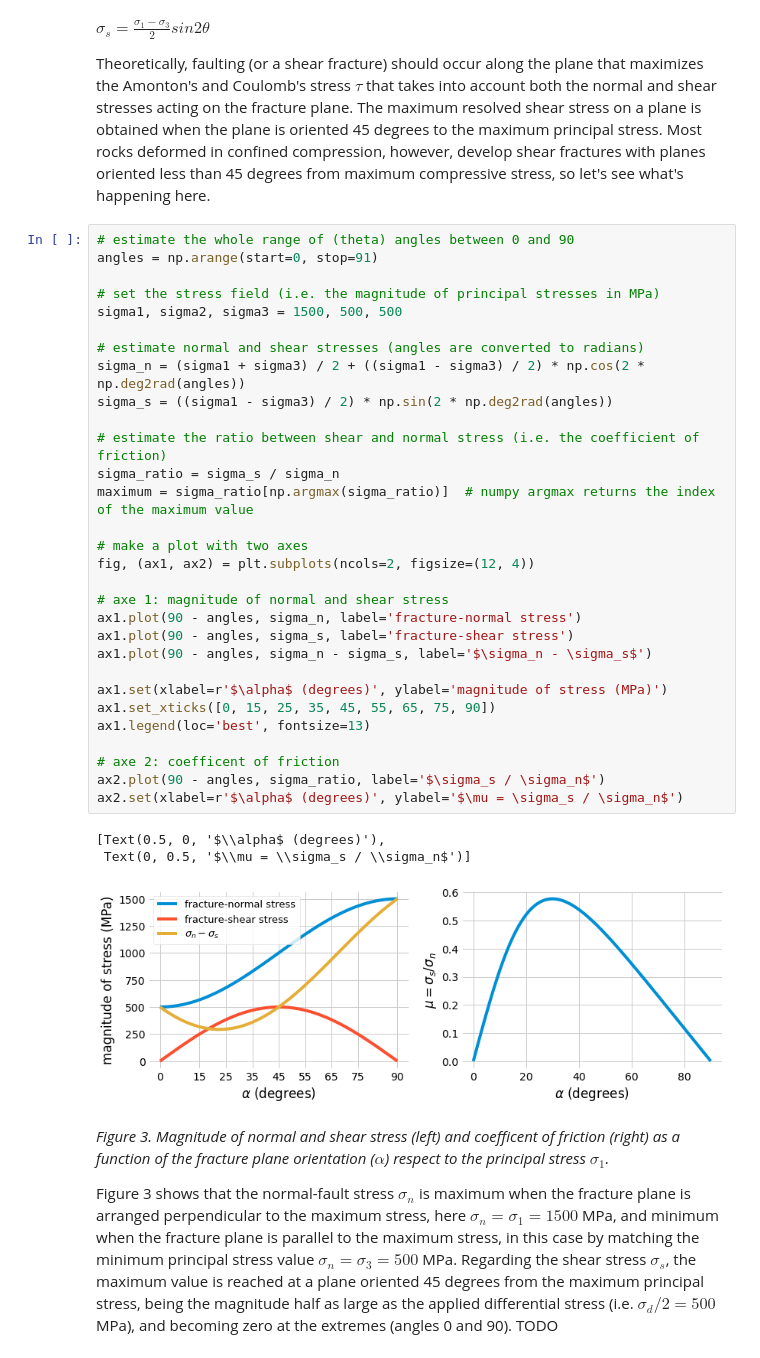
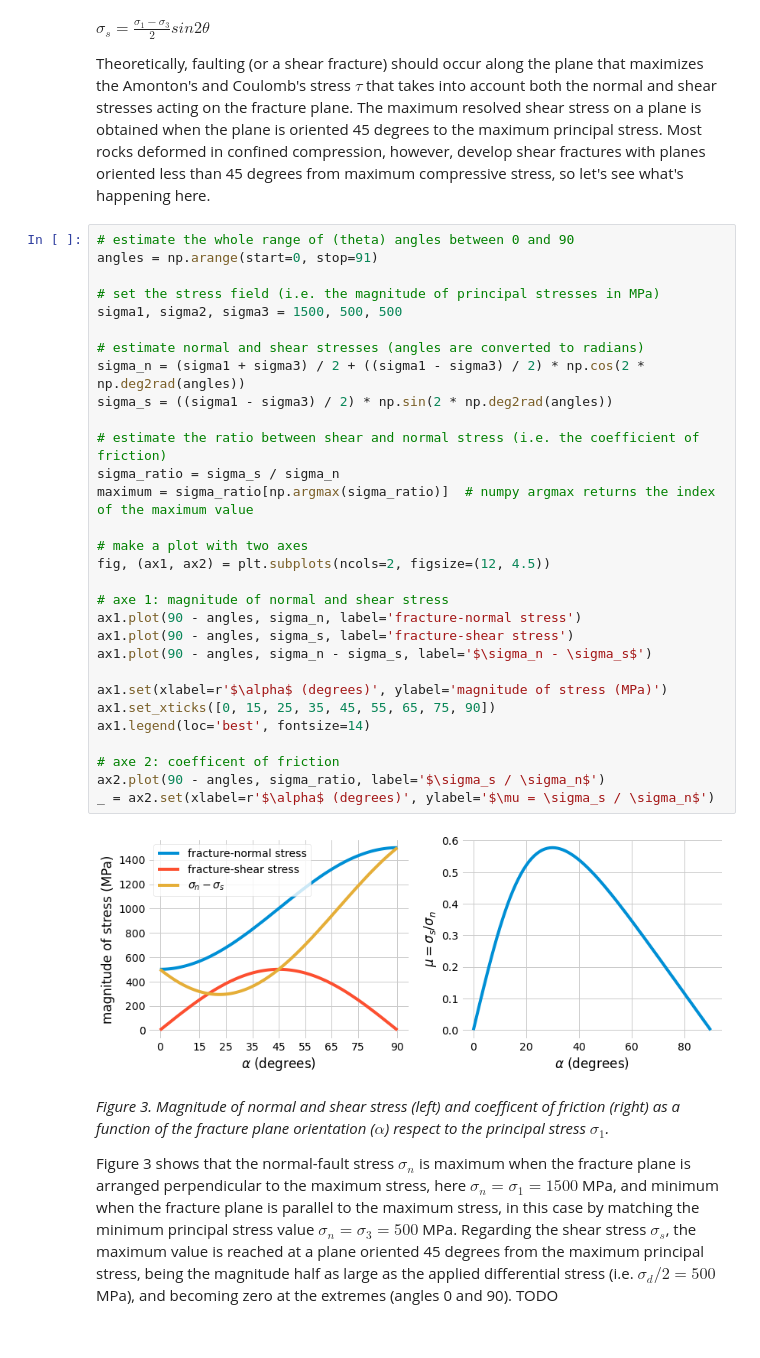
Before and after one commit to marcoalopez/strength_envelopes, a Jupyter notebook: notebooks/brittle_faults.ipynb, the cells around one changed output. Saved outputs shown, nothing was run; the diff lists cells and outputs as text.

```diff
--- a/notebooks/brittle_faults.ipynb
+++ b/notebooks/brittle_faults.ipynb
@@ -58,37 +58,35 @@ Theoretically, faulting (or a shear fracture) should occur along the plane that
 # %%
 # estimate the whole range of (theta) angles between 0 and 90
 angles = np.arange(start=0, stop=91)
 
 # set the stress field (i.e. the magnitude of principal stresses in MPa)
 sigma1, sigma2, sigma3 = 1500, 500, 500
 
 # estimate normal and shear stresses (angles are converted to radians)
 sigma_n = (sigma1 + sigma3) / 2 + ((sigma1 - sigma3) / 2) * np.cos(2 * np.deg2rad(angles))
 sigma_s = ((sigma1 - sigma3) / 2) * np.sin(2 * np.deg2rad(angles))
 
 # estimate the ratio between shear and normal stress (i.e. the coefficient of friction)
 sigma_ratio = sigma_s / sigma_n
 maximum = sigma_ratio[np.argmax(sigma_ratio)]  # numpy argmax returns the index of the maximum value
 
 # make a plot with two axes
-fig, (ax1, ax2) = plt.subplots(ncols=2, figsize=(12, 4))
+fig, (ax1, ax2) = plt.subplots(ncols=2, figsize=(12, 4.5))
 
 # axe 1: magnitude of normal and shear stress
 ax1.plot(90 - angles, sigma_n, label='fracture-normal stress')
 ax1.plot(90 - angles, sigma_s, label='fracture-shear stress')
 ax1.plot(90 - angles, sigma_n - sigma_s, label='$\sigma_n - \sigma_s$')
 
 ax1.set(xlabel=r'$\alpha$ (degrees)', ylabel='magnitude of stress (MPa)')
 ax1.set_xticks([0, 15, 25, 35, 45, 55, 65, 75, 90])
-ax1.legend(loc='best', fontsize=13)
+ax1.legend(loc='best', fontsize=14)
 
 # axe 2: coefficent of friction
 ax2.plot(90 - angles, sigma_ratio, label='$\sigma_s / \sigma_n$')
-ax2.set(xlabel=r'$\alpha$ (degrees)', ylabel='$\mu = \sigma_s / \sigma_n$')
+_ = ax2.set(xlabel=r'$\alpha$ (degrees)', ylabel='$\mu = \sigma_s / \sigma_n$')
 # %% [output]
-[Text(0.5, 0, '$\\alpha$ (degrees)'),
- Text(0, 0.5, '$\\mu = \\sigma_s / \\sigma_n$')]
-[figure, old version]
+[figure, new version]
 # %% [markdown]
 _Figure 3. Magnitude of normal and shear stress (left) and coefficent of friction (right) as a function of the fracture plane orientation ($\alpha$) respect to the principal stress $\sigma_1$._
 
```
Also changed, not shown: parts of 2 cells of this notebook, 4 other files.
